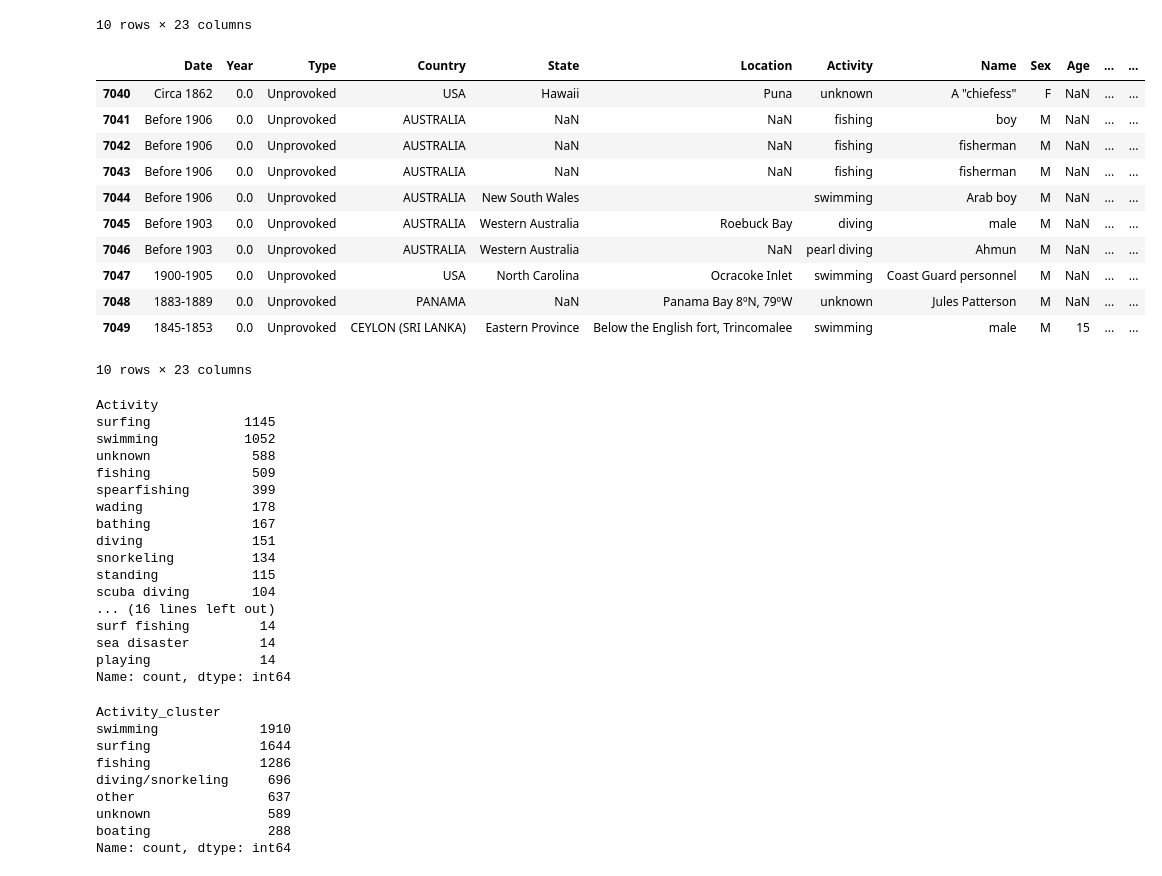
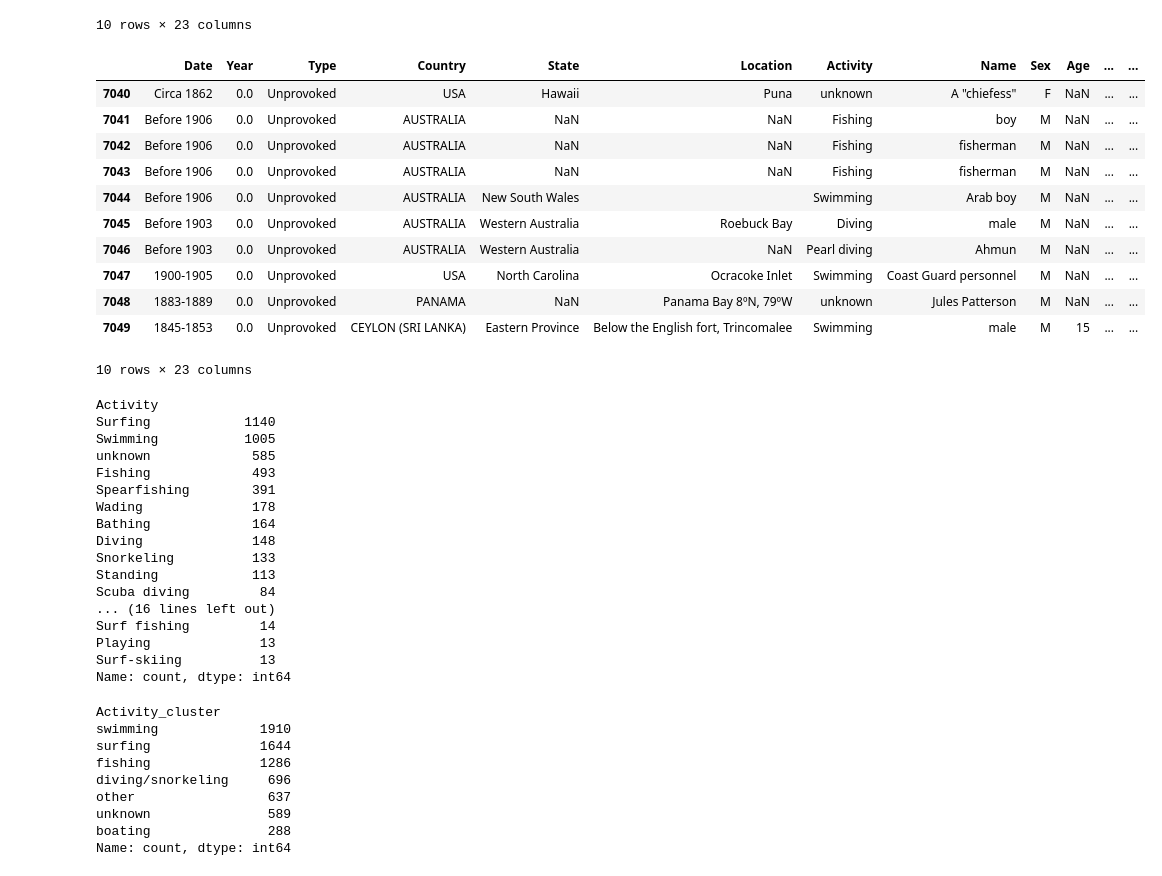
Before and after one commit to Zeineb-November25/baby_shark, a Jupyter notebook: baby_shark_christos.ipynb, the cells around one changed output. Cells and saved outputs as stored; diff of their text form; code cells hidden in the pictures.

Commit message:
Activity series clean and copy of original table completed

```diff
--- a/baby_shark_christos.ipynb
+++ b/baby_shark_christos.ipynb
@@ -4,7 +4,8 @@
 import pandas as pd
 
 url = "GSAF5.xls"
-baby_shark_christos_df = pd.read_excel(url)
+df = pd.read_excel(url)
+baby_shark_christos_df = df.copy()
 display(baby_shark_christos_df)
 # %% [output]
 |  | Date | Year | Type | Country | State | Location | Activity | Name | Sex | Age | ... | ... |
@@ -197,5 +158,5 @@ Pearl diving         32
 Name: count, dtype: int64
 # %%
 # formating the series in a way that it is easier to work with, lowercasing and stripping it from empty spaces
-df["Activity"] = df["Activity"].str.strip().str.lower()
+baby_shark_christos_df["Activity"] = df["Activity"].str.strip().str.lower()
 # %%
@@ -215,42 +176,42 @@ df.head(10)
 10 rows × 23 columns
 # %%
 # we have 585 NaN values in series "Activity". I decided to assign the value "Unknown" to those, since I don't want to interrupt the dataframe with extreme actions like removing rows.
-df["Activity"] = df["Activity"].fillna("unknown")
+baby_shark_christos_df["Activity"] = df["Activity"].fillna("unknown")
 # %%
-df.tail(10)
+baby_shark_christos_df.tail(10)
 # %% [output]
 |  | Date | Year | Type | Country | State | Location | Activity | Name | Sex | Age | ... | ... |
 | 7040 | Circa 1862 | 0.0 | Unprovoked | USA | Hawaii | Puna | unknown | A "chiefess" | F | NaN | ... | ... |
-| 7041 | Before 1906 | 0.0 | Unprovoked | AUSTRALIA | NaN | NaN | fishing | boy | M | NaN | ... | ... |
-| 7042 | Before 1906 | 0.0 | Unprovoked | AUSTRALIA | NaN | NaN | fishing | fisherman | M | NaN | ... | ... |
-| 7043 | Before 1906 | 0.0 | Unprovoked | AUSTRALIA | NaN | NaN | fishing | fisherman | M | NaN | ... | ... |
-| 7044 | Before 1906 | 0.0 | Unprovoked | AUSTRALIA | New South Wales |  | swimming | Arab boy | M | NaN | ... | ... |
-| 7045 | Before 1903 | 0.0 | Unprovoked | AUSTRALIA | Western Australia | Roebuck Bay | diving | male | M | NaN | ... | ... |
-| 7046 | Before 1903 | 0.0 | Unprovoked | AUSTRALIA | Western Australia | NaN | pearl diving | Ahmun | M | NaN | ... | ... |
-| 7047 | 1900-1905 | 0.0 | Unprovoked | USA | North Carolina | Ocracoke Inlet | swimming | Coast Guard personnel | M | NaN | ... | ... |
+| 7041 | Before 1906 | 0.0 | Unprovoked | AUSTRALIA | NaN | NaN | Fishing | boy | M | NaN | ... | ... |
+| 7042 | Before 1906 | 0.0 | Unprovoked | AUSTRALIA | NaN | NaN | Fishing | fisherman | M | NaN | ... | ... |
+| 7043 | Before 1906 | 0.0 | Unprovoked | AUSTRALIA | NaN | NaN | Fishing | fisherman | M | NaN | ... | ... |
+| 7044 | Before 1906 | 0.0 | Unprovoked | AUSTRALIA | New South Wales |  | Swimming | Arab boy | M | NaN | ... | ... |
+| 7045 | Before 1903 | 0.0 | Unprovoked | AUSTRALIA | Western Australia | Roebuck Bay | Diving | male | M | NaN | ... | ... |
+| 7046 | Before 1903 | 0.0 | Unprovoked | AUSTRALIA | Western Australia | NaN | Pearl diving | Ahmun | M | NaN | ... | ... |
+| 7047 | 1900-1905 | 0.0 | Unprovoked | USA | North Carolina | Ocracoke Inlet | Swimming | Coast Guard personnel | M | NaN | ... | ... |
 | 7048 | 1883-1889 | 0.0 | Unprovoked | PANAMA | NaN | Panama Bay 8ºN, 79ºW | unknown | Jules Patterson | M | NaN | ... | ... |
-| 7049 | 1845-1853 | 0.0 | Unprovoked | CEYLON (SRI LANKA) | Eastern Province | Below the English fort, Trincomalee | swimming | male | M | 15 | ... | ... |
+| 7049 | 1845-1853 | 0.0 | Unprovoked | CEYLON (SRI LANKA) | Eastern Province | Below the English fort, Trincomalee | Swimming | male | M | 15 | ... | ... |
 10 rows × 23 columns
 # %%
 # I intend on clustering the data based on the most frequent values, and by checking with what all-encompassing names I can replace some values.
-df["Activity"].value_counts().head(30)
+baby_shark_christos_df["Activity"].value_counts().head(30)
 # %% [output]
 Activity
-surfing            1145
-swimming           1052
-unknown             588
-fishing             509
-spearfishing        399
-wading              178
-bathing             167
-diving              151
-snorkeling          134
-standing            115
-scuba diving        104
+Surfing            1140
+Swimming           1005
+unknown             585
+Fishing             493
+Spearfishing        391
+Wading              178
+Bathing             164
+Diving              148
+Snorkeling          133
+Standing            113
+Scuba diving         84
 ... (16 lines left out)
-surf fishing         14
-sea disaster         14
-playing              14
+Surf fishing         14
+Playing              13
+Surf-skiing          13
 Name: count, dtype: int64
 # %%
 # I choose to cluster the values in series "Activity" by
```
Also changed, not shown: parts of 18 cells of this notebook.
